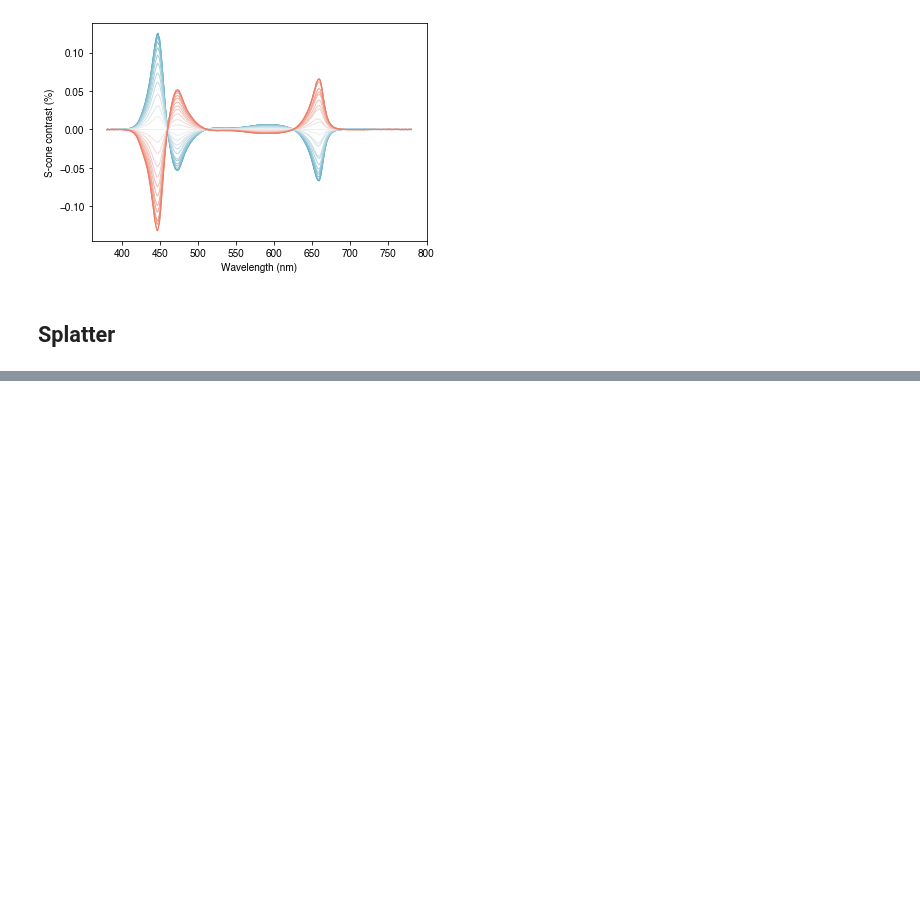
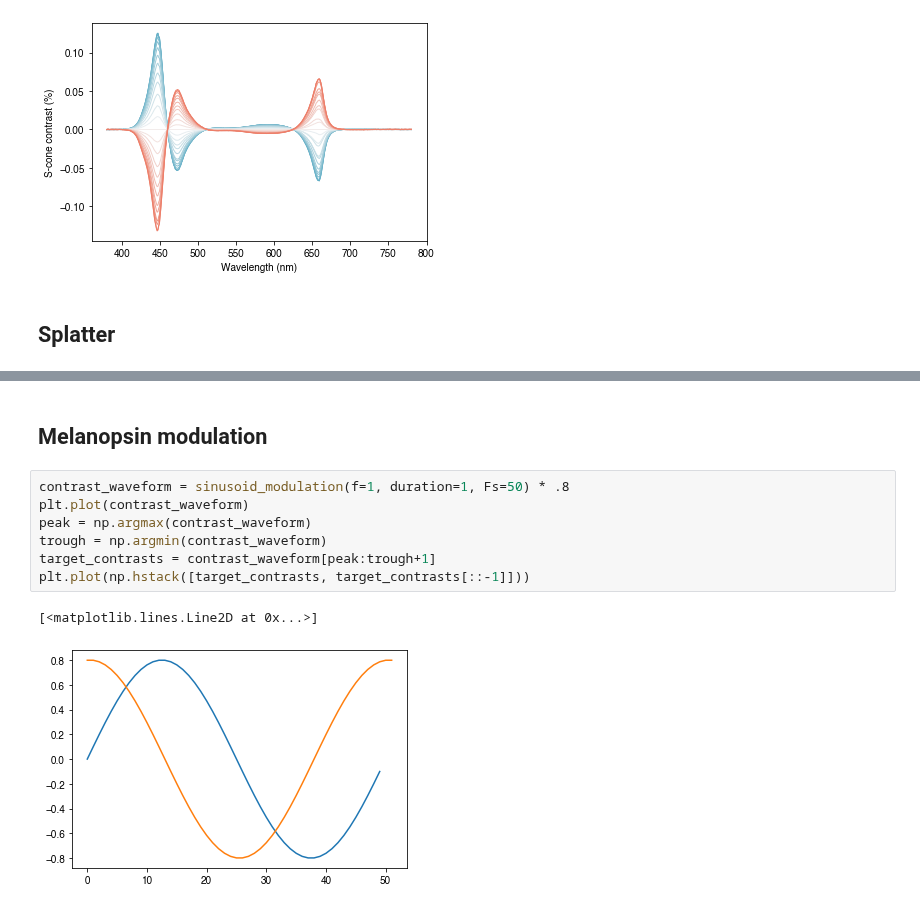
Before and after one commit to PySilentSubstitution/pysilsub, a Jupyter notebook: notebooks/nonlinear_linalg_contrast_example.ipynb, the cells around one changed output, grey strips where cells are left out. Drawn from its saved outputs; the diff is of its cells as text; blank space fills up the shorter version.

```diff
--- a/notebooks/nonlinear_linalg_contrast_example.ipynb
+++ b/notebooks/nonlinear_linalg_contrast_example.ipynb
@@ -161,0 +162,13 @@ plt.legend()
+# %% [markdown]
+Melanopsin modulation
+---------------------
+# %%
+contrast_waveform = sinusoid_modulation(f=1, duration=1, Fs=50) * .8
+plt.plot(contrast_waveform)
+peak = np.argmax(contrast_waveform)
+trough = np.argmin(contrast_waveform)
+target_contrasts = contrast_waveform[peak:trough+1]
+plt.plot(np.hstack([target_contrasts, target_contrasts[::-1]]))
+# %% [output]
+[<matplotlib.lines.Line2D at 0x...>]
+[figure, added]
```
Also changed, not shown: parts of 5 cells of this notebook, 9 other files.
